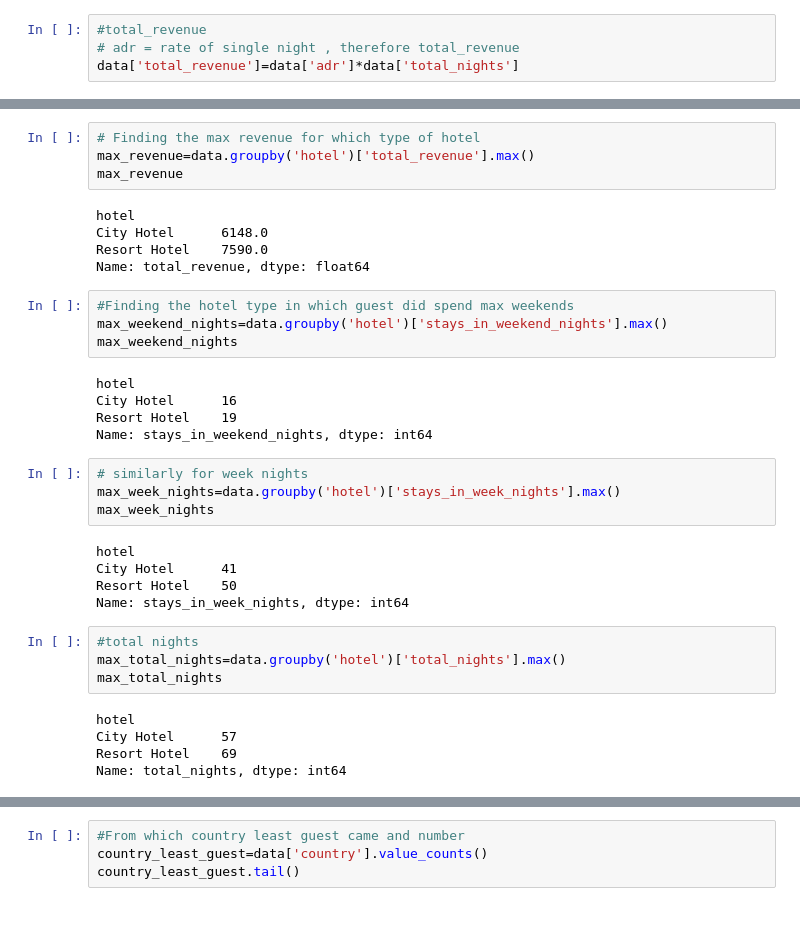
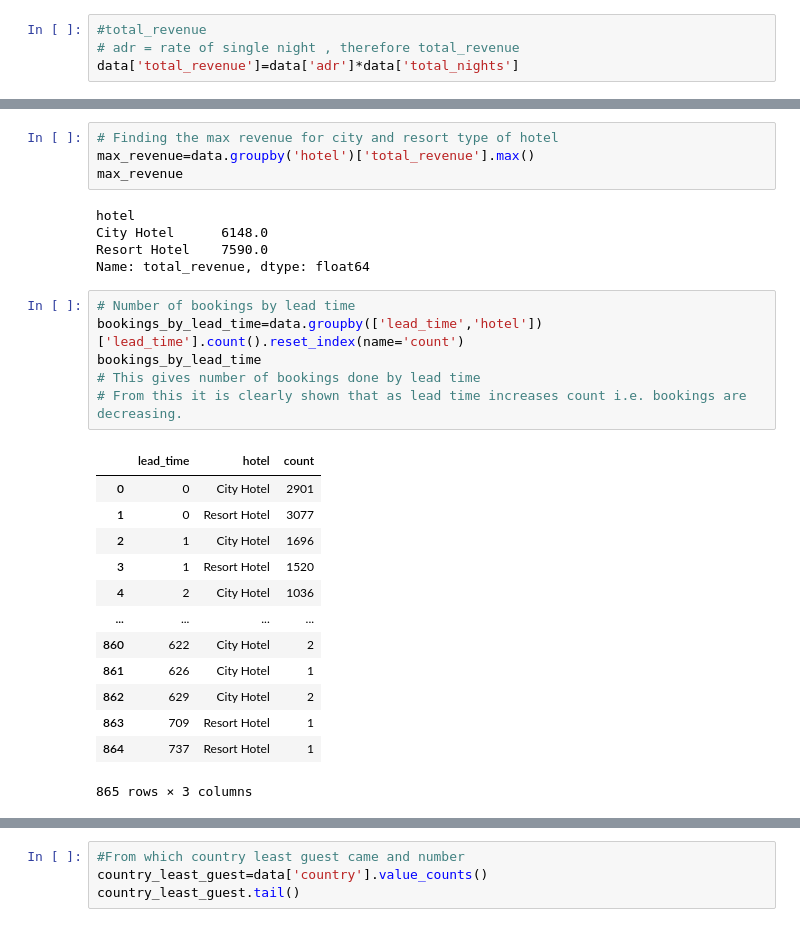
Before and after one commit to fadakenitin/Capstone_ProjectEDA, a Jupyter notebook: Hotel_booking_EDA.ipynb, the cells around one changed output, grey strips where cells are left out. Cells and saved outputs as stored; diff of their text form.

```diff
--- a/Hotel_booking_EDA.ipynb
+++ b/Hotel_booking_EDA.ipynb
@@ -419,5 +488,5 @@ data['total_revenue']=data['adr']*data['total_nights']
 # %%
-# Finding the max revenue for which type of hotel
+# Finding the max revenue for city and resort type of hotel
 max_revenue=data.groupby('hotel')['total_revenue'].max()
 max_revenue
 # %% [output]
@@ -425,30 +494,23 @@ hotel
 City Hotel      6148.0
 Resort Hotel    7590.0
 Name: total_revenue, dtype: float64
-# %%
-#Finding the hotel type in which guest did spend max weekends
-max_weekend_nights=data.groupby('hotel')['stays_in_weekend_nights'].max()
-max_weekend_nights
-# %% [output]
-hotel
-City Hotel      16
-Resort Hotel    19
-Name: stays_in_weekend_nights, dtype: int64
-# %%
-# similarly for week nights
-max_week_nights=data.groupby('hotel')['stays_in_week_nights'].max()
-max_week_nights
-# %% [output]
-hotel
-City Hotel      41
-Resort Hotel    50
-Name: stays_in_week_nights, dtype: int64
-# %%
-#total nights
-max_total_nights=data.groupby('hotel')['total_nights'].max()
-max_total_nights
-# %% [output]
-hotel
-City Hotel      57
-Resort Hotel    69
-Name: total_nights, dtype: int64
+# %%
+# Number of bookings by lead time
+bookings_by_lead_time=data.groupby(['lead_time','hotel'])['lead_time'].count().reset_index(name='count')
+bookings_by_lead_time
+# This gives number of bookings done by lead time
+# From this it is clearly shown that as lead time increases count i.e. bookings are decreasing.
+# %% [output]
+|  | lead_time | hotel | count |
+| 0 | 0 | City Hotel | 2901 |
+| 1 | 0 | Resort Hotel | 3077 |
+| 2 | 1 | City Hotel | 1696 |
+| 3 | 1 | Resort Hotel | 1520 |
+| 4 | 2 | City Hotel | 1036 |
+| ... | ... | ... | ... |
+| 860 | 622 | City Hotel | 2 |
+| 861 | 626 | City Hotel | 1 |
+| 862 | 629 | City Hotel | 2 |
+| 863 | 709 | Resort Hotel | 1 |
+| 864 | 737 | Resort Hotel | 1 |
+865 rows × 3 columns
```
Also changed, not shown: parts of 53 cells of this notebook.
